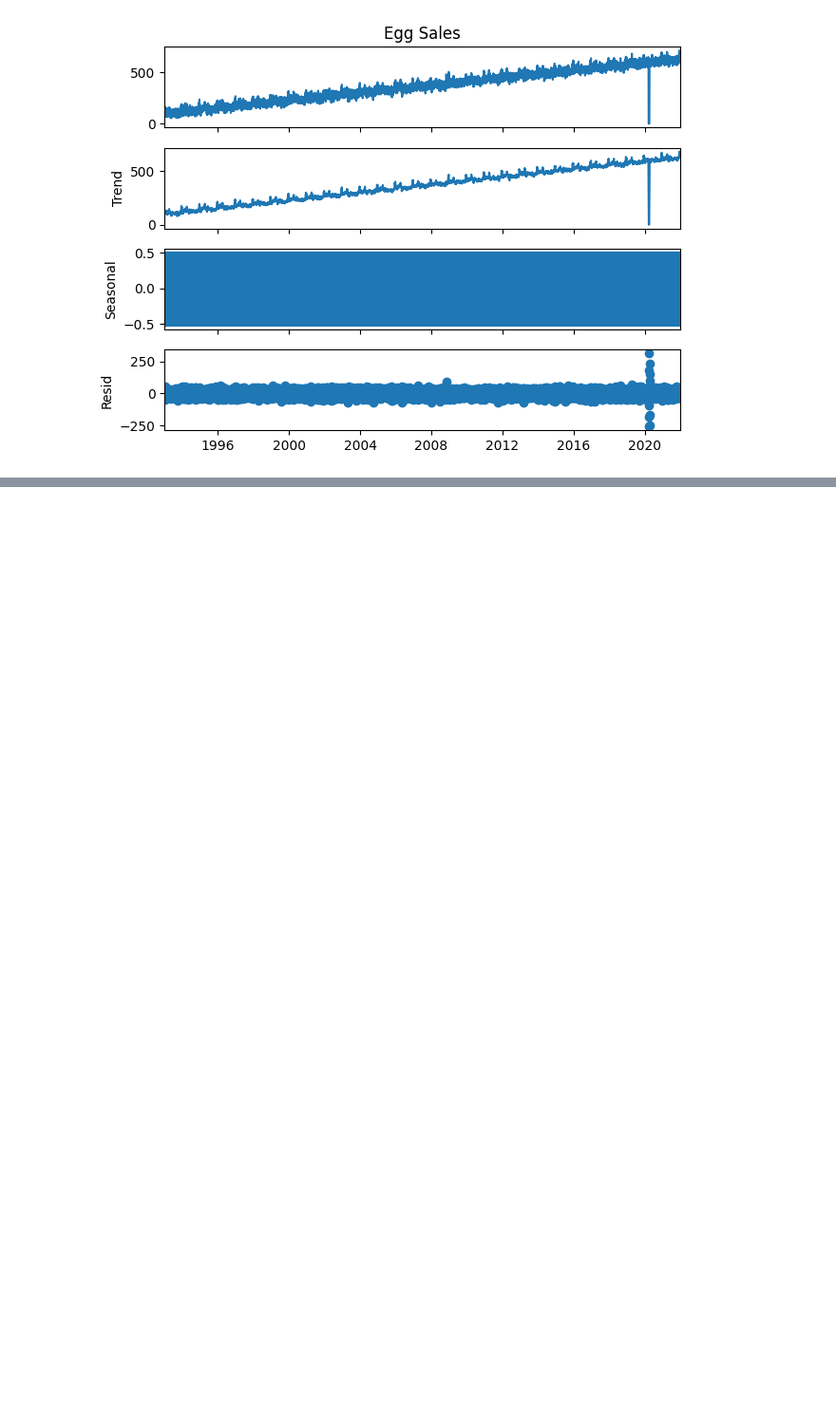
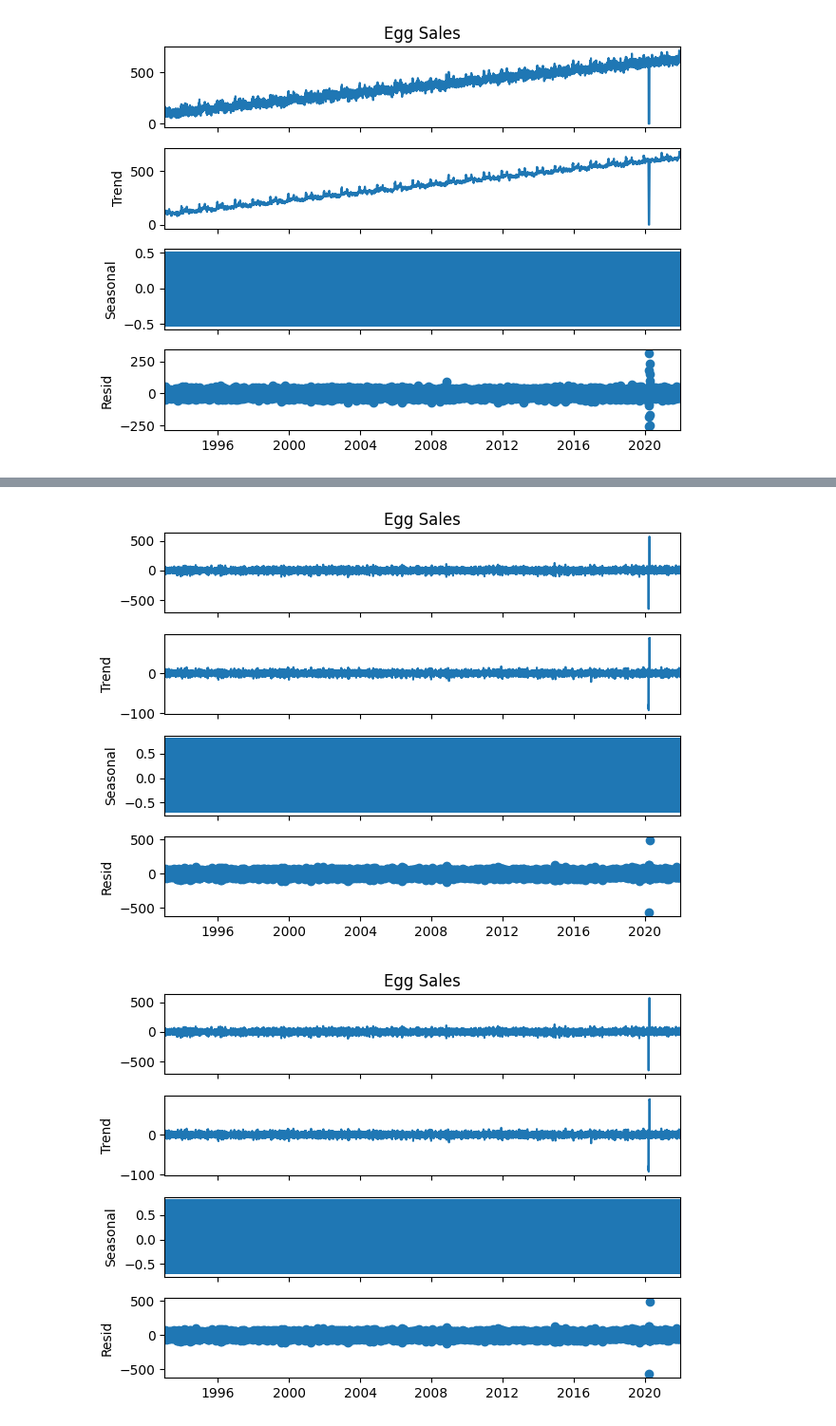
Before and after one commit to rohit-singh08/Kaggle-dumps, a Jupyter notebook: egg-price-prediction.ipynb, the cells around one changed output, grey strips where cells are left out. Shown at 95% size. Saved outputs shown, nothing was run; the diff lists cells and outputs as text; code cells hidden in the pictures; blank space fills up the shorter version.

```diff
--- a/egg-price-prediction.ipynb
+++ b/egg-price-prediction.ipynb
@@ -103,0 +214,9 @@ decompose_result.plot()
+# %%
+#seasonal Decompose
+from statsmodels.tsa.seasonal import seasonal_decompose
+decompose_result = seasonal_decompose(train_data['Egg Sales'].dropna())
+
+decompose_result.plot()
+# %% [output]
+[figure, added]
+[figure, added]
```
Also changed, not shown: parts of 35 cells of this notebook.
